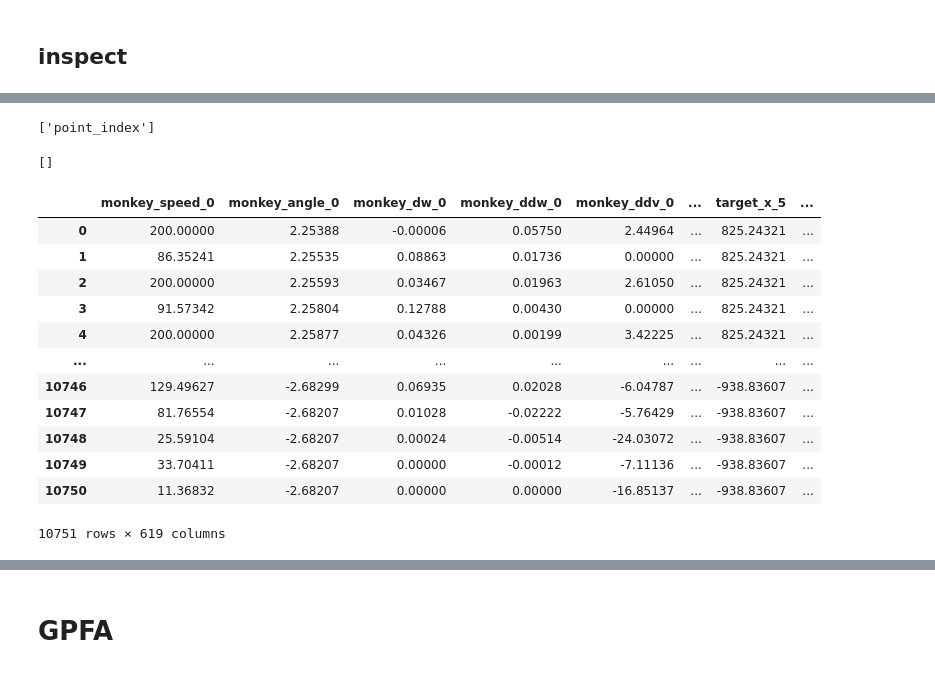
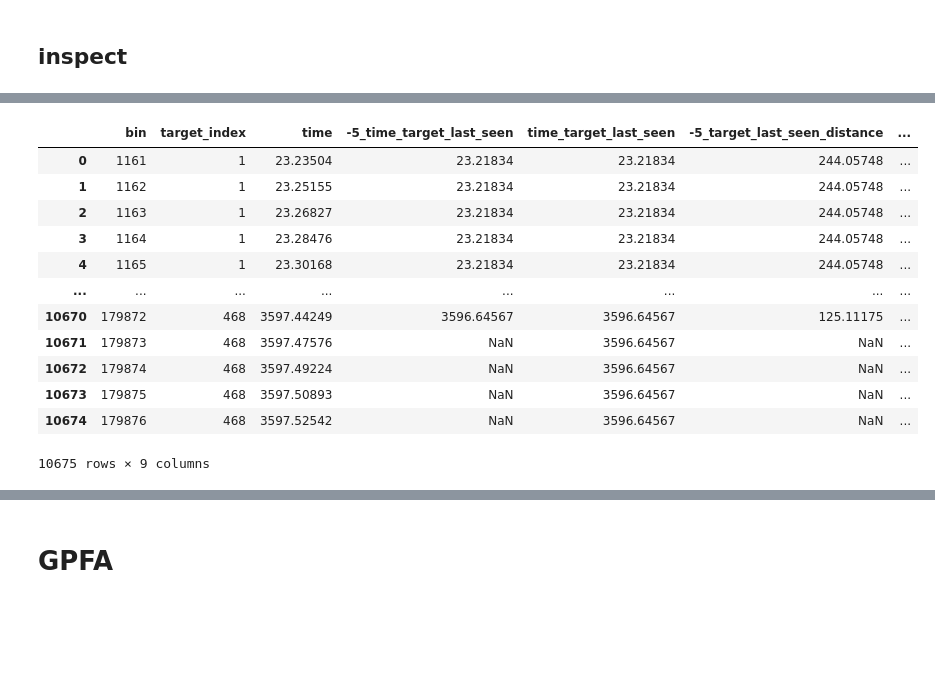
Before and after one commit to CiciDu/multiff_analysis, a Jupyter notebook: notebooks/neural_data_analysis/decoding_current_targets.ipynb, the cells around one changed output, grey strips where cells are left out. Saved outputs shown, nothing was run; the diff lists cells and outputs as text; code cells hidden in the pictures; blank space fills up the shorter version.

```diff
--- a/notebooks/neural_data_analysis/decoding_current_targets.ipynb
+++ b/notebooks/neural_data_analysis/decoding_current_targets.ipynb
@@ -201,0 +184,3 @@ Percentage of targets not in a visible cluster out of all targets 61.48936170212
+# %%
+if 'target_index' not in dec.y_var_lags.columns:
+    dec.y_var_lags = dec.y_var_lags.merge(dec.y_var[['bin', 'target_index']], on='bin', how='left')
@@ -267,14 +205,0 @@ Index(['distance_from_monkey_pos_target_last_seen_-1',
-# %%
-# Find rows with any NA values
-na_rows = dec.y_var_lags[dec.y_var_lags.isna().any(axis=1)]
-
-# Print the rows with NA values
-print("Rows with NA values:")
-print(na_rows)
-
-# Print the specific columns that have NA values in these rows
-print("\nColumns with NA values in these rows:")
-for col in dec.y_var_lags.columns:
-    na_count = na_rows[col].isna().sum()
-    if na_count > 0:
-        print(f"{col}: {na_count} NA values")
@@ -340,26 +206,20 @@ KeyError: 'Warning: point_index_3 not found in columns'
-# %%
-y_var_lags2 = dec.y_var_lags.merge(dec.y_var[['bin', 'target_index']], on='bin', how='left')
-# %%
-[col for col in dec.y_var.columns if 'point_index' in col]
-# %% [output]
-['point_index']
-# %%
-[col for col in dec.y_var_lags.columns if 'point_index' in col]
-# %% [output]
-[]
-# %%
-y_var_lags2
-# %% [output]
-|  | monkey_speed_0 | monkey_angle_0 | monkey_dw_0 | monkey_ddw_0 | monkey_ddv_0 | ... | target_x_5 | ... |
-| 0 | 200.00000 | 2.25388 | -0.00006 | 0.05750 | 2.44964 | ... | 825.24321 | ... |
-| 1 | 86.35241 | 2.25535 | 0.08863 | 0.01736 | 0.00000 | ... | 825.24321 | ... |
-| 2 | 200.00000 | 2.25593 | 0.03467 | 0.01963 | 2.61050 | ... | 825.24321 | ... |
-| 3 | 91.57342 | 2.25804 | 0.12788 | 0.00430 | 0.00000 | ... | 825.24321 | ... |
-| 4 | 200.00000 | 2.25877 | 0.04326 | 0.00199 | 3.42225 | ... | 825.24321 | ... |
-| ... | ... | ... | ... | ... | ... | ... | ... | ... |
-| 10746 | 129.49627 | -2.68299 | 0.06935 | 0.02028 | -6.04787 | ... | -938.83607 | ... |
-| 10747 | 81.76554 | -2.68207 | 0.01028 | -0.02222 | -5.76429 | ... | -938.83607 | ... |
-| 10748 | 25.59104 | -2.68207 | 0.00024 | -0.00514 | -24.03072 | ... | -938.83607 | ... |
-| 10749 | 33.70411 | -2.68207 | 0.00000 | -0.00012 | -7.11136 | ... | -938.83607 | ... |
-| 10750 | 11.36832 | -2.68207 | 0.00000 | 0.00000 | -16.85137 | ... | -938.83607 | ... |
-10751 rows × 619 columns
+# %%
+temp_target_df2 = dec.y_var[['bin', 'target_index', 'time']].copy()
+for col in ['time_target_last_seen', 'target_last_seen_distance', 'time_since_target_last_seen']:
+    temp_target_df2[f'{lag_number}_{col}'] = y_var_lags2[f'{col}_{lag_number}']
+    temp_target_df2[col] = dec.y_var[col]
+temp_target_df2
+# %% [output]
+|  | bin | target_index | time | -5_time_target_last_seen | time_target_last_seen | -5_target_last_seen_distance | ... |
+| 0 | 1161 | 1 | 23.23504 | 23.21834 | 23.21834 | 244.05748 | ... |
+| 1 | 1162 | 1 | 23.25155 | 23.21834 | 23.21834 | 244.05748 | ... |
+| 2 | 1163 | 1 | 23.26827 | 23.21834 | 23.21834 | 244.05748 | ... |
+| 3 | 1164 | 1 | 23.28476 | 23.21834 | 23.21834 | 244.05748 | ... |
+| 4 | 1165 | 1 | 23.30168 | 23.21834 | 23.21834 | 244.05748 | ... |
+| ... | ... | ... | ... | ... | ... | ... | ... |
+| 10670 | 179872 | 468 | 3597.44249 | 3596.64567 | 3596.64567 | 125.11175 | ... |
+| 10671 | 179873 | 468 | 3597.47576 | NaN | 3596.64567 | NaN | ... |
+| 10672 | 179874 | 468 | 3597.49224 | NaN | 3596.64567 | NaN | ... |
+| 10673 | 179875 | 468 | 3597.50893 | NaN | 3596.64567 | NaN | ... |
+| 10674 | 179876 | 468 | 3597.52542 | NaN | 3596.64567 | NaN | ... |
+10675 rows × 9 columns
```
Also changed, not shown: parts of 42 cells of this notebook, 15 other files.
